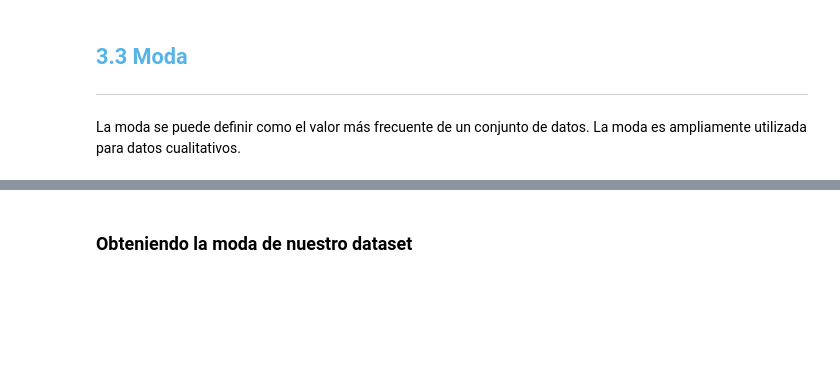
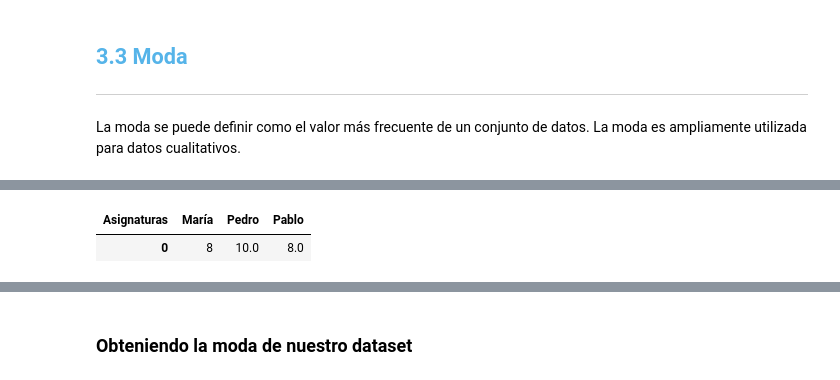
Before and after one commit to MyAppsTest/Estadistica_con_Python, a Jupyter notebook: Curso_de_Estadística_con_Python_1.ipynb, the cells around one changed output, grey strips where cells are left out. Cells and saved outputs as stored; diff of their text form; code cells hidden in the pictures; blank space fills up the shorter version.

```diff
--- a/Curso_de_Estadística_con_Python_1.ipynb
+++ b/Curso_de_Estadística_con_Python_1.ipynb
@@ -737,0 +753,5 @@ La moda se puede definir como el valor más frecuente de un conjunto de datos. L
+# %%
+df.mode()
+# %% [output]
+| Asignaturas | María | Pedro | Pablo |
+| 0 | 8 | 10.0 | 8.0 |
```
Also changed, not shown: parts of 8 cells of this notebook.
